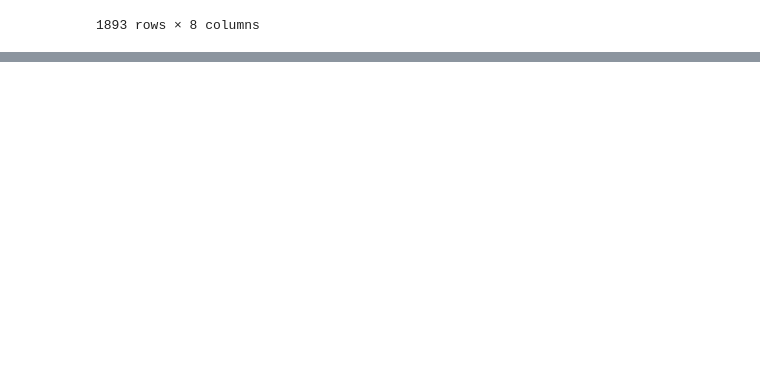
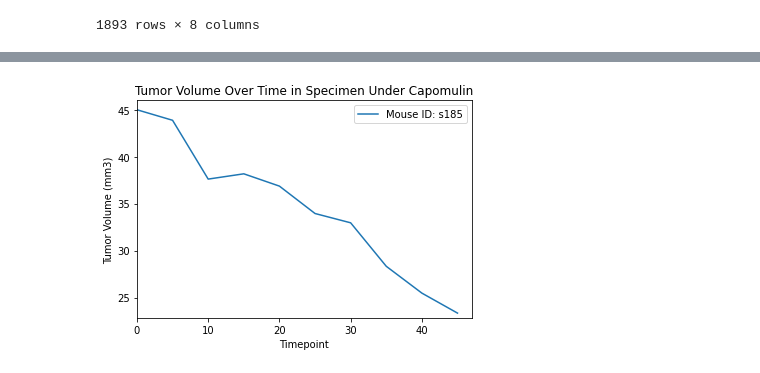
Before and after one commit to SanabuW/matplotlib-challenge, a Jupyter notebook: pymaceuticals_submission_file.ipynb, the cells around one changed output, grey strips where cells are left out. Drawn from its saved outputs; the diff is of its cells as text; code cells hidden in the pictures; blank space fills up the shorter version.

```diff
--- a/pymaceuticals_submission_file.ipynb
+++ b/pymaceuticals_submission_file.ipynb
@@ -518,0 +410,8 @@ The correlation between Mouse Weight and Average Tumor Volume for Capomulin is:
+# %%
+# Select a mouse that was treated with Capomulin and generate a line plot of tumor volume vs. time point
+# for that mouse.
+# Get a random mouse to sample under Capomulin regimen
+sampleMousedf = mergeDataClean[mergeDataClean["Drug Regimen"] == "Capomulin"].sample(1)
+sampleMouseID = sampleMousedf.iloc[0]["Mouse ID"]
+capSingledf = mergeDataClean.loc[mergeDataClean["Mouse ID"] == sampleMouseID,:]
+capSingledf
@@ -518,0 +430,14 @@ The correlation between Mouse Weight and Average Tumor Volume for Capomulin is:
+# %%
+# Plot line graph for sample mouse
+capSingleline, = plt.plot(capSingledf["Timepoint"], capSingledf["Tumor Volume (mm3)"],
+                          label=f'Mouse ID: {sampleMouseID}')
+# Format line graph
+plt.title("Tumor Volume Over Time in Specimen Under Capomulin")
+plt.xlabel("Timepoint")
+plt.ylabel("Tumor Volume (mm3)")
+plt.xlim(0, max(capSingledf["Timepoint"]) + 2)
+plt.ylim(min(capSingledf["Tumor Volume (mm3)"]) - 0.5 , max(capSingledf["Tumor Volume (mm3)"]) + 1)
+plt.legend(handles=[capSingleline], loc="best")
+plt.show()
+# %% [output]
+[figure, added]
```
Also changed, not shown: parts of 37 cells of this notebook, 3 other files.
